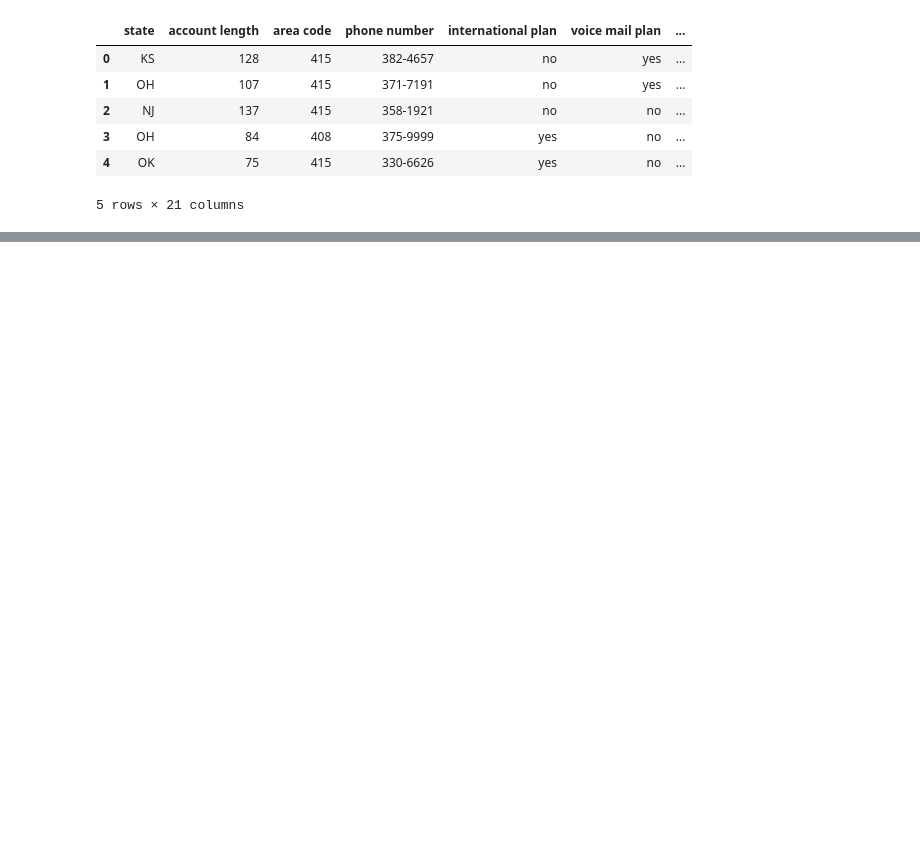
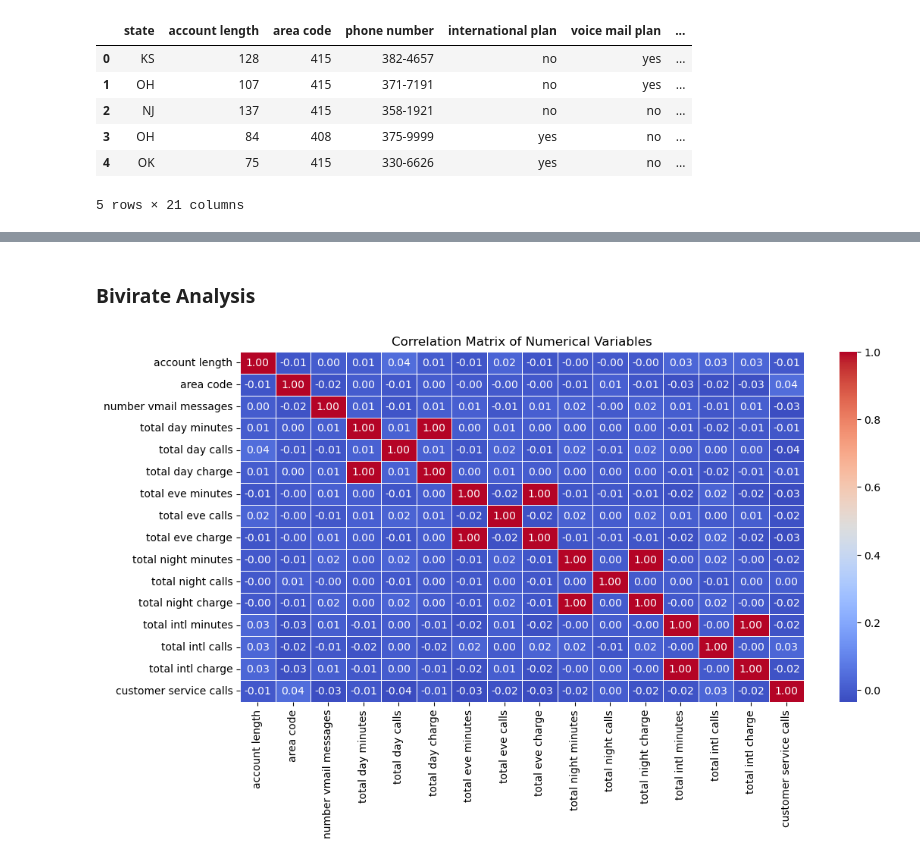
Before and after one commit to Thazes/Phase3Project, a Jupyter notebook: Phase3.ipynb, the cells around one changed output, grey strips where cells are left out. Saved outputs shown, nothing was run; the diff lists cells and outputs as text; code cells hidden in the pictures; blank space fills up the shorter version.

Commit message:
biviriate analysis done

```diff
--- a/Phase3.ipynb
+++ b/Phase3.ipynb
@@ -22,0 +255,12 @@ df.head()
+# %% [markdown]
+### Bivirate Analysis
+# %%
+numeric_df = df_cleaned.select_dtypes(include=['number'])
+
+# Compute and plot correlation matrix
+plt.figure(figsize=(12, 6))
+sns.heatmap(numeric_df.corr(), annot=True, cmap="coolwarm", fmt=".2f", linewidths=0.5)
+plt.title("Correlation Matrix of Numerical Variables")
+plt.show()
+# %% [output]
+[figure, added]
```
Also changed, not shown: parts of 20 cells of this notebook.
